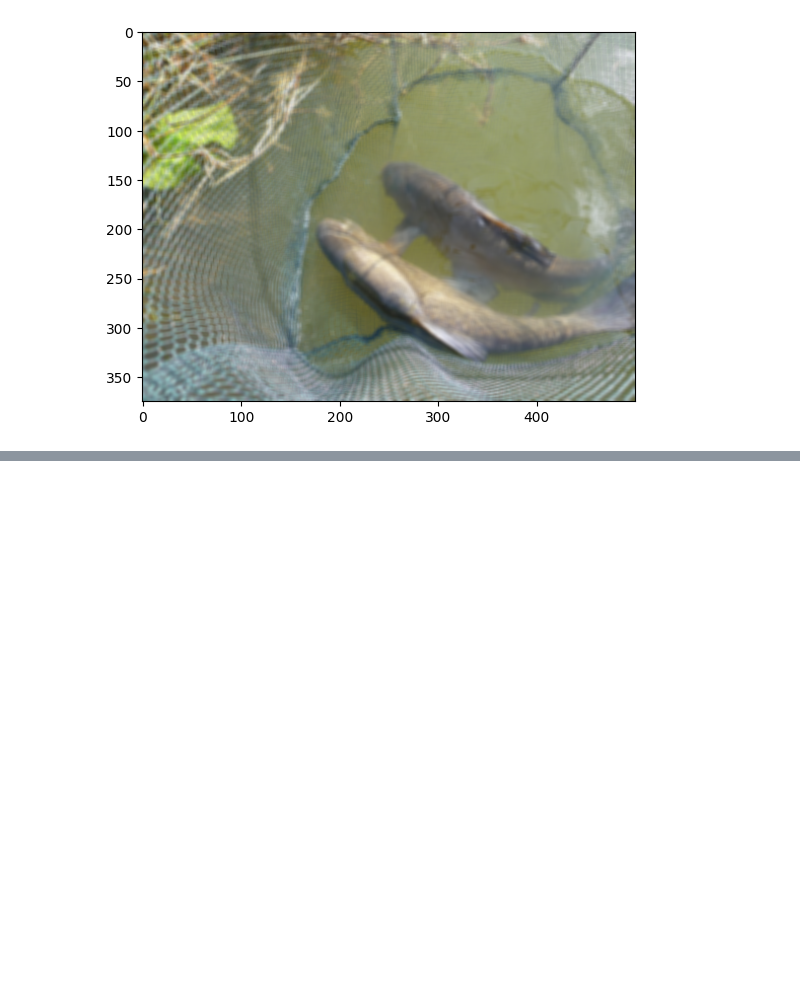
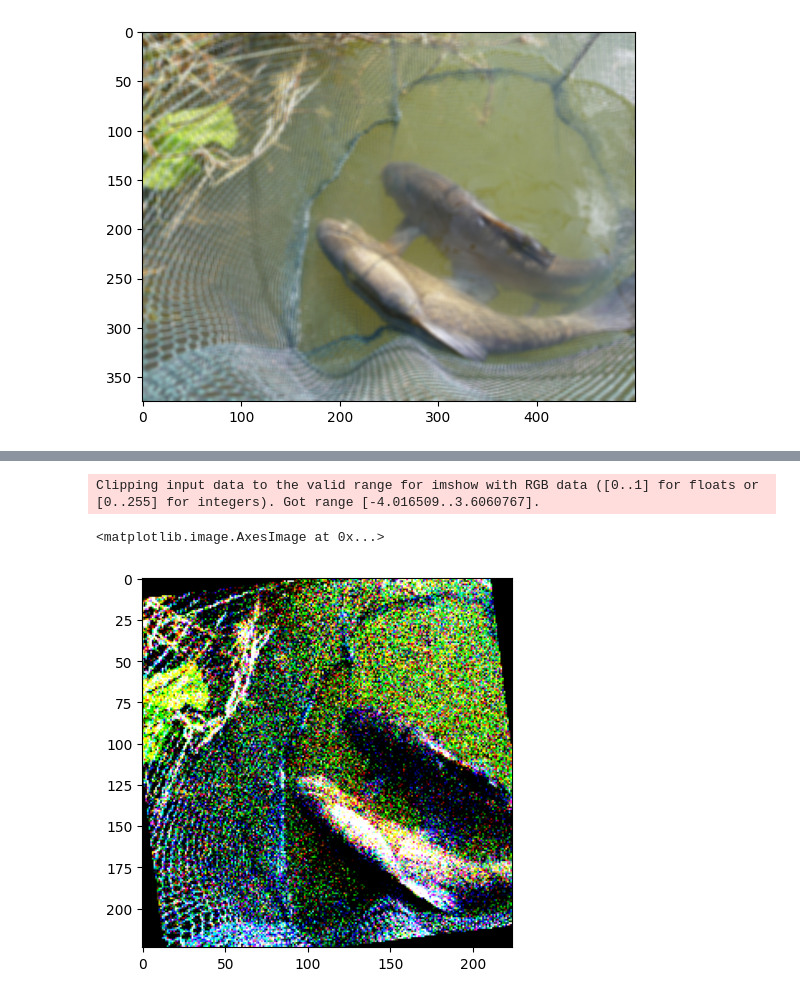
Before and after one commit to Amir-Mehrpanah/On-the-Complexity-Faithfulness-Trade-off-of-Gradient-Based-Explanations-ICCV25, a Jupyter notebook: src/prepare_dataset.ipynb, the cells around one changed output, grey strips where cells are left out. Drawn from its saved outputs; the diff is of its cells as text; code cells hidden in the pictures; blank space fills up the shorter version.

```diff
--- a/src/prepare_dataset.ipynb
+++ b/src/prepare_dataset.ipynb
@@ -26,0 +31,20 @@ plt.imshow(x[0].permute(1, 2, 0).numpy())
+# %%
+from src.datasets import get_imagenette_dataset
+from src.utils import AugmentationSwitch, DatasetSwitch
+from src import paths as local_pathlib
+
+train_dataset, test_dataset = get_imagenette_dataset(
+    local_pathlib.get_local_data_dir(DatasetSwitch.IMAGENETTE),
+    224,
+    augmentation=AugmentationSwitch.TRAIN,
+    gaussian_noise_var=0.5,
+    gaussian_blur_var=0,
+)
+# %%
+import matplotlib.pyplot as plt
+x = train_dataset[0][0]
+plt.imshow(x.permute(1, 2, 0).numpy())
+# %% [output]
+Clipping input data to the valid range for imshow with RGB data ([0..1] for floats or [0..255] for integers). Got range [-4.016509..3.6060767].
+<matplotlib.image.AxesImage at 0x...>
+[figure, added]
```
Also changed, not shown: parts of 1 cell of this notebook, 5 other files.
